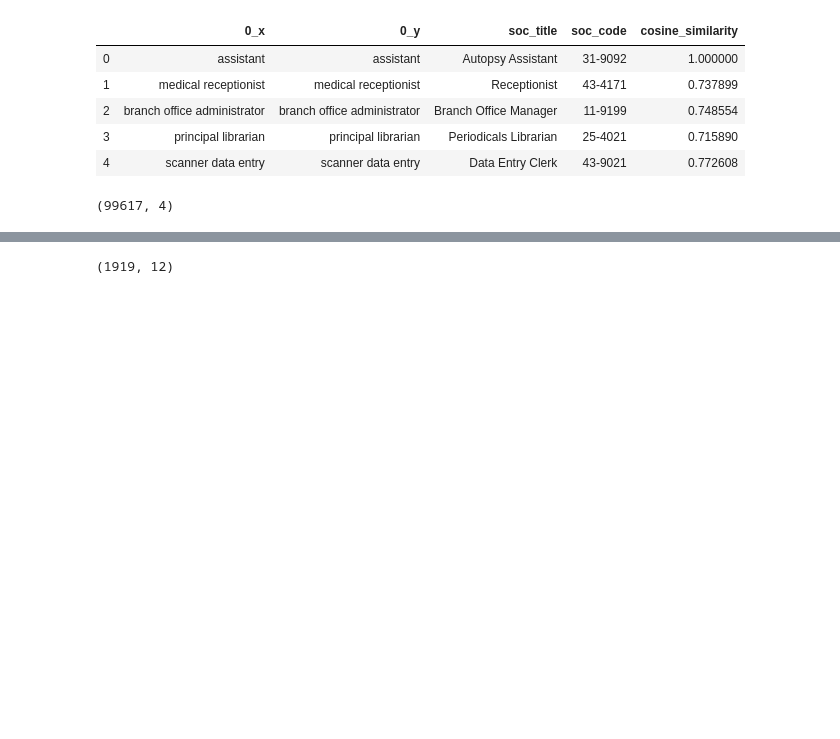
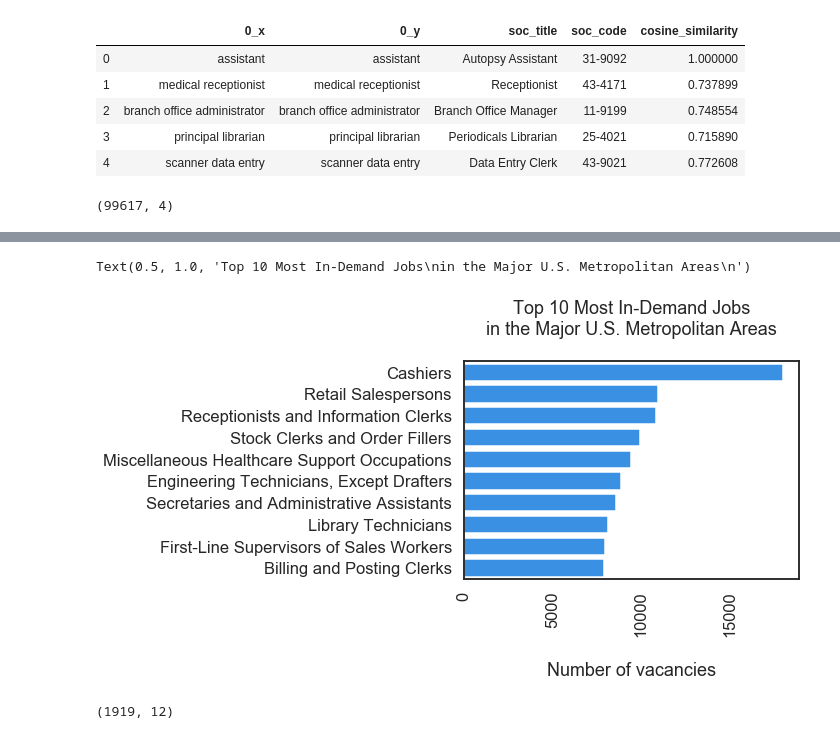
Before and after one commit to anilca-lab/FIS-capstone-project, a Jupyter notebook: Master_notebook.ipynb, the cells around one changed output, grey strips where cells are left out. Drawn from its saved outputs; the diff is of its cells as text; code cells hidden in the pictures; blank space fills up the shorter version.

```diff
--- a/Master_notebook.ipynb
+++ b/Master_notebook.ipynb
@@ -971,0 +1031,15 @@ classified_vacancies_df['msa'] = [str(msa)[0:5] for msa in classified_vacancies_
+# %%
+    actual_soc_df = pd.read_excel('../data/soc_structure_2010.xls')
+    six_dig_df = actual_soc_df[['Unnamed: 2','Unnamed: 4']]
+    six_dig_df = six_dig_df.rename(columns = {'Unnamed: 2': 'soc_code_6',
+                                              'Unnamed: 4': 'soc_title_6'})
+    six_dig_df = six_dig_df.dropna()
+    six_dig_df['soc_code_2'] = [code[0:2] for code in six_dig_df.soc_code_6]
+    two_dig_df = actual_soc_df[['Bureau of Labor Statistics','Unnamed: 4']]
+    two_dig_df = two_dig_df.rename(columns = {'Bureau of Labor Statistics': 'soc_code_2',
+                                              'Unnamed: 4': 'soc_title_2'})
+    two_dig_df = two_dig_df.dropna()
+    two_dig_df['soc_code_2'] = [code[0:2] for code in two_dig_df.soc_code_2]
+    actual_soc_df = six_dig_df.merge(two_dig_df, how = 'inner', on = 'soc_code_2')
+# %%
+vik = classified_vacancies_df_upd.merge(actual_soc_df, how = 'left', on = 'soc_code_6')
@@ -971,0 +1057,2 @@ classified_vacancies_df['msa'] = [str(msa)[0:5] for msa in classified_vacancies_
+# %%
+soc_6_data = vik.groupby(['soc_title_6']).count().title.sort_values(ascending = False)[0:10]
@@ -972,3 +1062,15 @@ classified_vacancies_df['msa'] = [str(msa)[0:5] for msa in classified_vacancies_
+# %%
+sns.set(style="white")
+sns.set_context("talk")
+f, ax1 = plt.subplots(figsize=(6, 4))
+sns.barplot(y = soc_6_data.index, x = soc_6_data, orient = 'h', color = 'dodgerblue', ax = ax1)
+ax1.set_xlabel('\nNumber of vacancies')
+ax1.set_ylabel('')
+ax1.set_xticklabels([0, 5000, 10000, 15000, 20000, 25000], rotation = 90)
+ax1.set_title('Top 10 Most In-Demand Jobs\nin the Major U.S. Metropolitan Areas\n')
+# %% [output]
+Text(0.5, 1.0, 'Top 10 Most In-Demand Jobs\nin the Major U.S. Metropolitan Areas\n')
+[figure, added]
 # %%
 fips_df = pd.read_excel('list1_Sep_2018.xls', skiprows = 2)
 # %%
```
Also changed, not shown: parts of 28 cells of this notebook, 5 other files.
